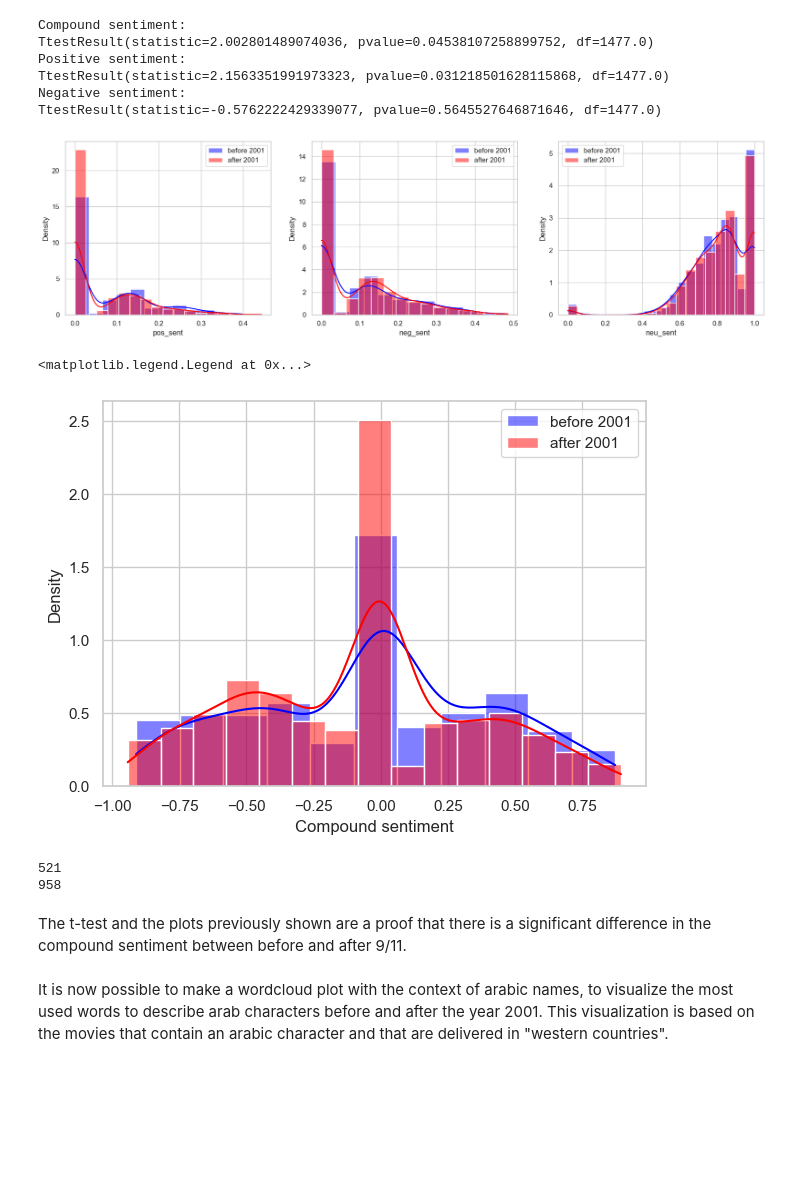
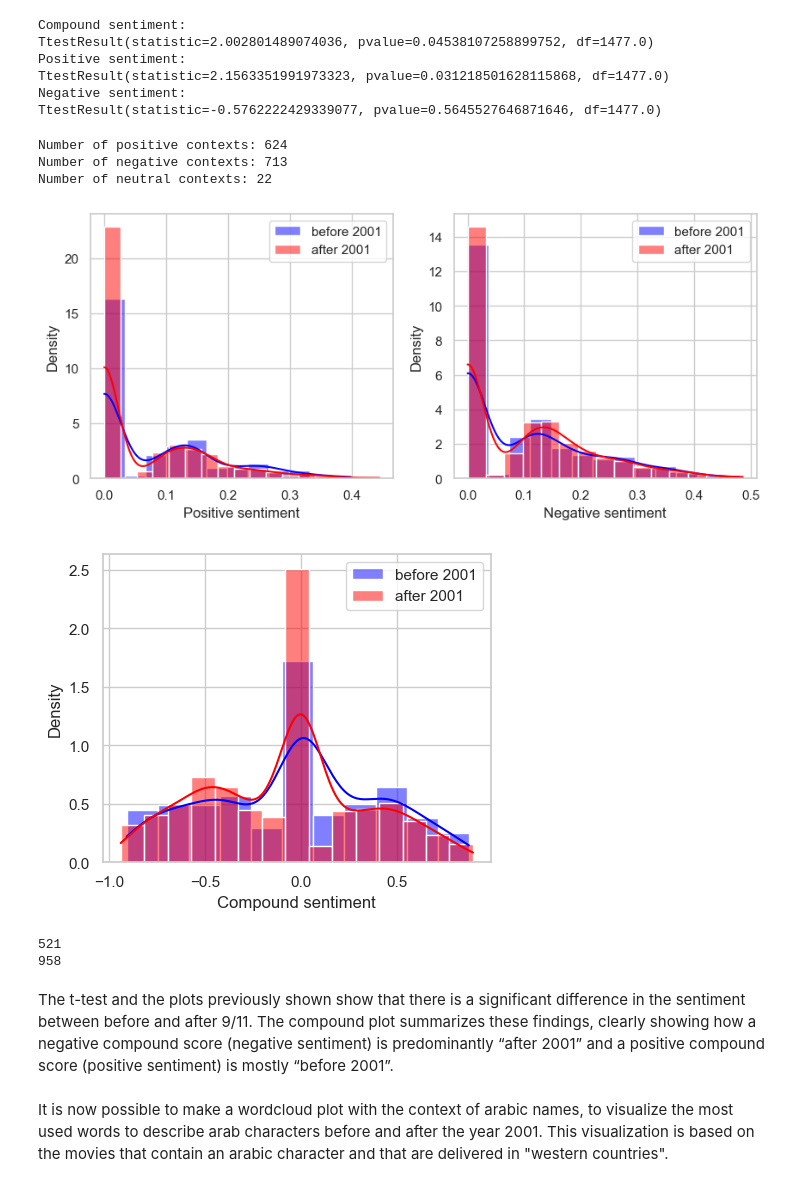
Before and after one commit to epfl-ada/ada-2023-project-pinacolada, a Jupyter notebook: P3.ipynb, the cells around one changed output. Saved outputs shown, nothing was run; the diff lists cells and outputs as text; code cells hidden in the pictures; blank space fills up the shorter version.

```diff
--- a/P3.ipynb
+++ b/P3.ipynb
@@ -332,7 +341,7 @@ fig.suptitle('Number of arab named characters per movie publication country')
 # European countries list. This are countries that are entirely in the European continent
 # Source: https://en.wikipedia.org/wiki/Europe
 
-european_countries = [
+eu_countries = [
     'Albania', 'Andorra', 'Austria', 'Belarus', 'Belgium', 'Bosnia and Herzegovina',
     'Bulgaria', 'Croatia', 'Czech Republic', 'Denmark', 'Estonia', 'Finland', 'France',
     'Germany', 'Greece', 'Hungary', 'Iceland', 'Ireland', 'Italy', 'Kosovo', 'Latvia',
@@ -2061,24 +2129,36 @@ Positive sentiment:
 TtestResult(statistic=2.1563351991973323, pvalue=0.031218501628115868, df=1477.0)
 Negative sentiment:
 TtestResult(statistic=-0.5762222429339077, pvalue=0.5645527646871646, df=1477.0)
+# %%
+# Number of positive, negative, and neutral local contexts in all the plots
+print('Number of positive contexts:',movies_ar_western['pos_sent'].apply(lambda x: sum(np.array(x)>=0.05)).sum())
+print('Number of negative contexts:',movies_ar_western['neg_sent'].apply(lambda x: sum(np.array(x)<=0.05)).sum())
+print('Number of neutral contexts:',movies_ar_western['neu_sent'].apply(lambda x: sum(np.array(x)<0.05)).sum())
+# %% [output]
+Number of positive contexts: 624
+Number of negative contexts: 713
+Number of neutral contexts: 22
 # %%
-fig, ax = plt.subplots(1,3,figsize=(20,5))
-for i, column in enumerate(['pos_sent','neg_sent','neu_sent']):
-    sns.histplot(yearly_sentiment[yearly_sentiment['release_date']<=2001][column].sum(), label='before 2001', color='blue', alpha=0.5, kde=True, stat='density',ax=ax[i])
-    sns.histplot(yearly_sentiment[yearly_sentiment['release_date']>2001][column].sum(), label='after 2001', color='red', alpha=0.5, kde=True, stat='density', ax=ax[i])
+fig, ax = plt.subplots(1,2,figsize=(10,4))
+xlabels = ['Positive sentiment','Negative sentiment']
+for i, column in enumerate(['pos_sent','neg_sent']):
+    sns.histplot(yearly_sentiment[(yearly_sentiment['release_date']>=1972) & (yearly_sentiment['release_date']<=2001)][column].sum(),label='before 2001',color='blue',alpha=0.5, kde=True, stat='density',ax=ax[i])
+    sns.histplot(yearly_sentiment[yearly_sentiment['release_date']>2001][column].sum(),label='after 2001',color='red',alpha=0.5, kde=True, stat='density',ax=ax[i])
     ax[i].legend()
-    ax[i].set_xlabel(column)
+    ax[i].set_xlabel(xlabels[i])
+    ax[i].set_ylabel('Density')
+plt.show()
 # %% [output]
-[figure, old version]
+[figure, new version]
 # %%
-plt.figure(figsize=(7,5))
+plt.figure(figsize=(5,4))
 sns.histplot(yearly_sentiment[yearly_sentiment['release_date']<=2001]['comp_sent'].sum(), label='before 2001', color='blue', alpha=0.5, kde=True, stat='density')
 sns.histplot(yearly_sentiment[yearly_sentiment['release_date']>2001]['comp_sent'].sum(),label='after 2001',color='red',alpha=0.5, kde=True, stat='density')
 plt.xlabel('Compound sentiment')
 plt.legend()
+plt.show()
 # %% [output]
-<matplotlib.legend.Legend at 0x...>
-[figure, old version]
+[figure, new version]
 # %%
 # Count number of entitities per year
 print(yearly_sentiment[yearly_sentiment['release_date']<=2001].apply(lambda x: len(x['pos_sent']),axis=1).sum())
@@ -2087,7 +2167,7 @@ print(yearly_sentiment[yearly_sentiment['release_date']>2001].apply(lambda x: le
 521
 958
 # %% [markdown]
-The t-test and the plots previously shown are a proof that there is a significant difference in the compound sentiment between before and after 9/11.
+The t-test and the plots previously shown show that there is a significant difference in the sentiment between before and after 9/11. The compound plot summarizes these findings, clearly showing how a negative compound score (negative sentiment) is predominantly “after 2001” and a positive compound score (positive sentiment) is mostly “before 2001”.
 # %% [markdown]
 It is now possible to make a wordcloud plot with the context of arabic names, to visualize the most used words to describe arab characters before and after the year 2001. This visualization is based on the movies that contain an arabic character and that are delivered in "western countries".
 # %%
```
Also changed, not shown: parts of 70 cells of this notebook.
